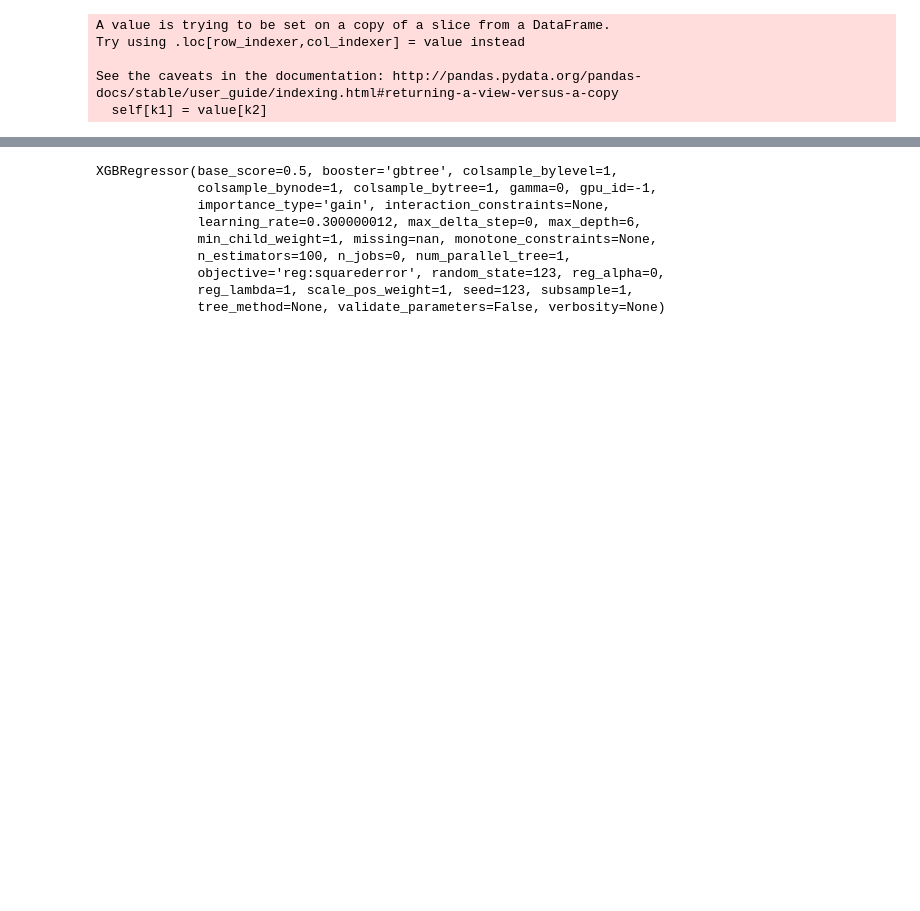
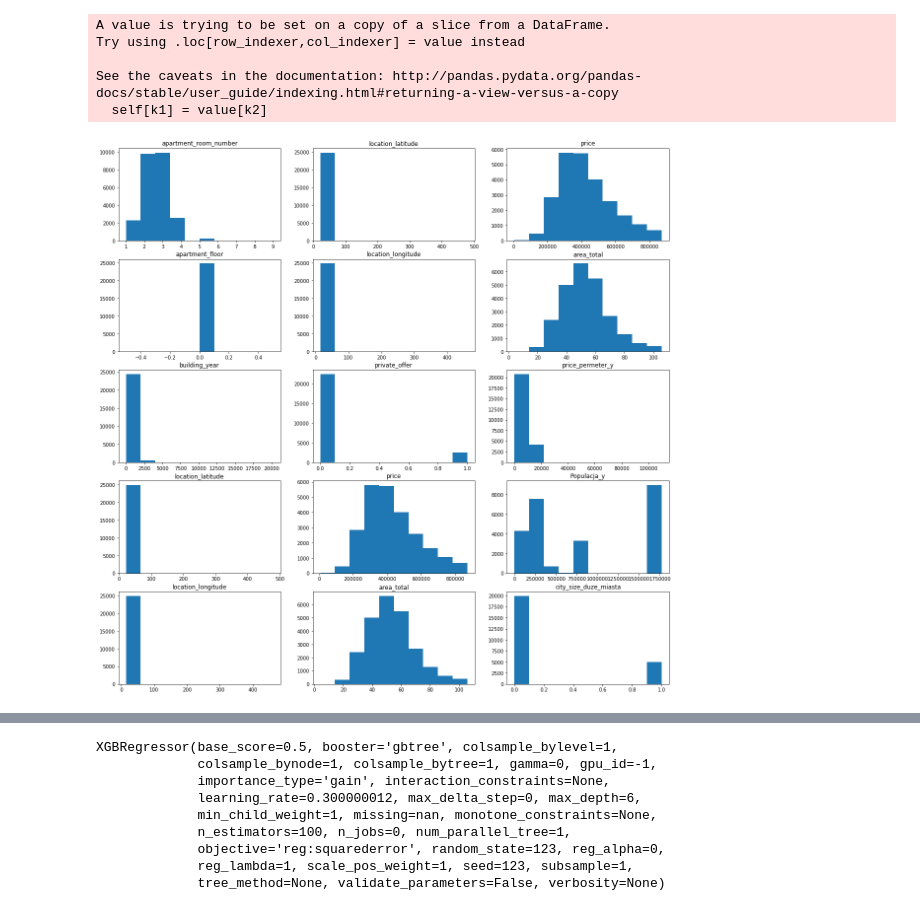
Before and after one commit to infoshareacademy/jdsz5-paulin, a Jupyter notebook: ml/housing_data.ipynb, the cells around one changed output, grey strips where cells are left out. Saved outputs shown, nothing was run; the diff lists cells and outputs as text; code cells hidden in the pictures; blank space fills up the shorter version.

Commit message:
najważniejsze zmiany to w housing_data i nowy _init.py

```diff
--- a/ml/housing_data.ipynb
+++ b/ml/housing_data.ipynb
@@ -143,0 +146,3 @@ data.dropna(inplace=True)
+# %%
+cols = data.drop(columns=['price']).shape[1]
+feature_data=data.drop(columns=['price'])
@@ -143,0 +151,34 @@ data.dropna(inplace=True)
+# %%
+import matplotlib.pyplot as plt
+
+def drawAllHist(data, histNumInRow, res):
+    """
+    Funkcja rysująca histogramy z podanych danych w postaci siatki wykresów
+    :param data: dane w postaci np.array wczytane z sklearn
+    :param histNumInRow: wartość całkowita określająca ilość histogramów w jednym rzędzie
+    :param res: rozdzielczość histogramów
+    """
+    # ile mamy kolumn w danych
+    cols = data.shape[1]
+    #dataset z waznymi kolumnami
+    feature_data=data.drop(columns=['price'])
+    # liczymy ile ma być rzędów
+    howManyHistRows = math.ceil(cols / histNumInRow)
+    # tworzymy kontener na wykresy
+    fig, axs = plt.subplots(howManyHistRows, histNumInRow, figsize=(20, 20))
+    # rysujemy, idziemy po rzędach i rysujemy w każdej kolumnie
+    for r in range(histNumInRow):
+        for c in range(howManyHistRows):
+            # liczymy indeks kolumny w danych
+            idx = int(r * histNumInRow + c)
+            # sprawdzamy czy tyle w ogóle ich mamy
+            if idx < cols:
+                axs[c,r].set_title(data.columns[idx])
+                axs[c,r].hist(data.values[:, idx], res)
+            else:
+                break
+    plt.show()
+# %%
+drawAllHist(data, 3, 10)
+# %% [output]
+[figure, added]
```
Also changed, not shown: parts of 3 cells of this notebook, 3 other files.
